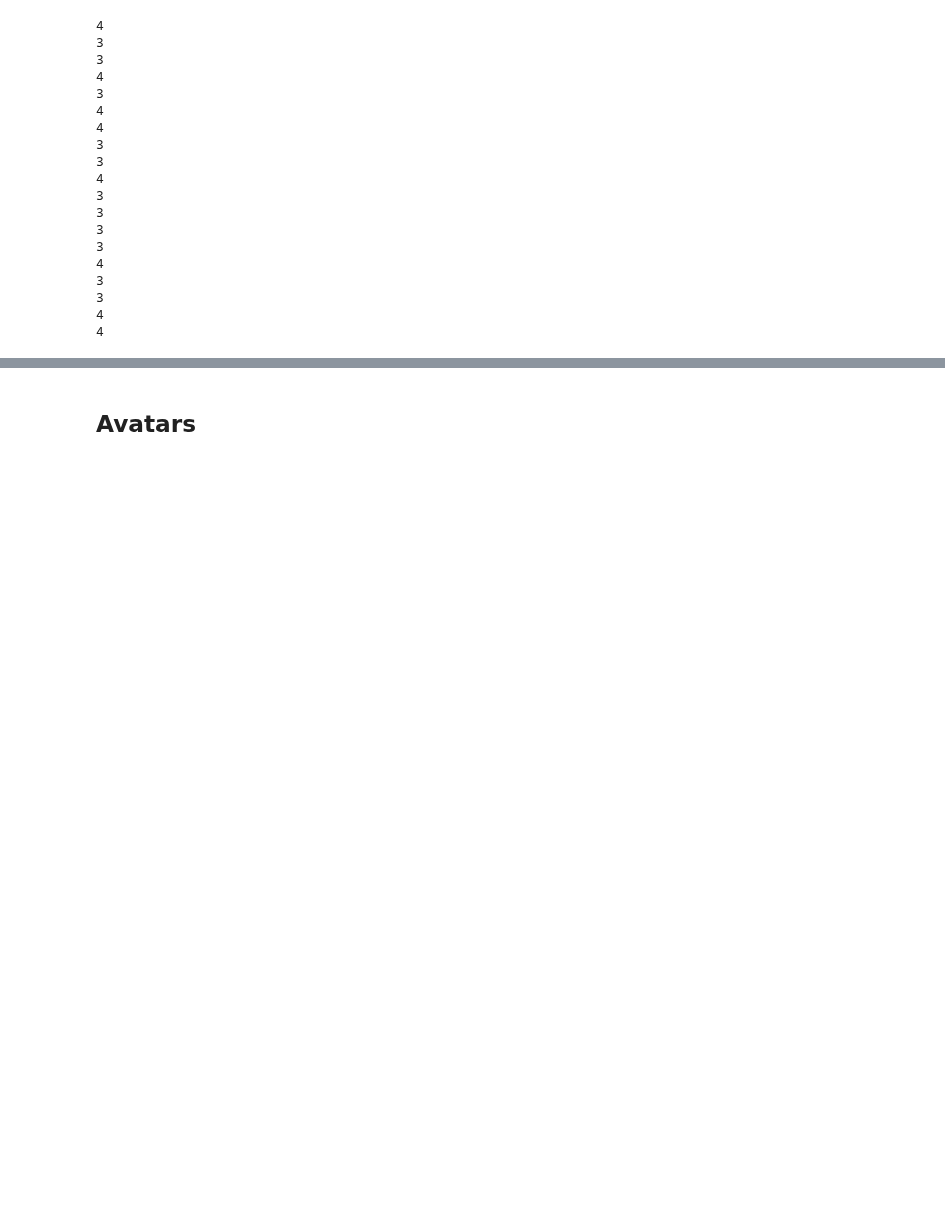
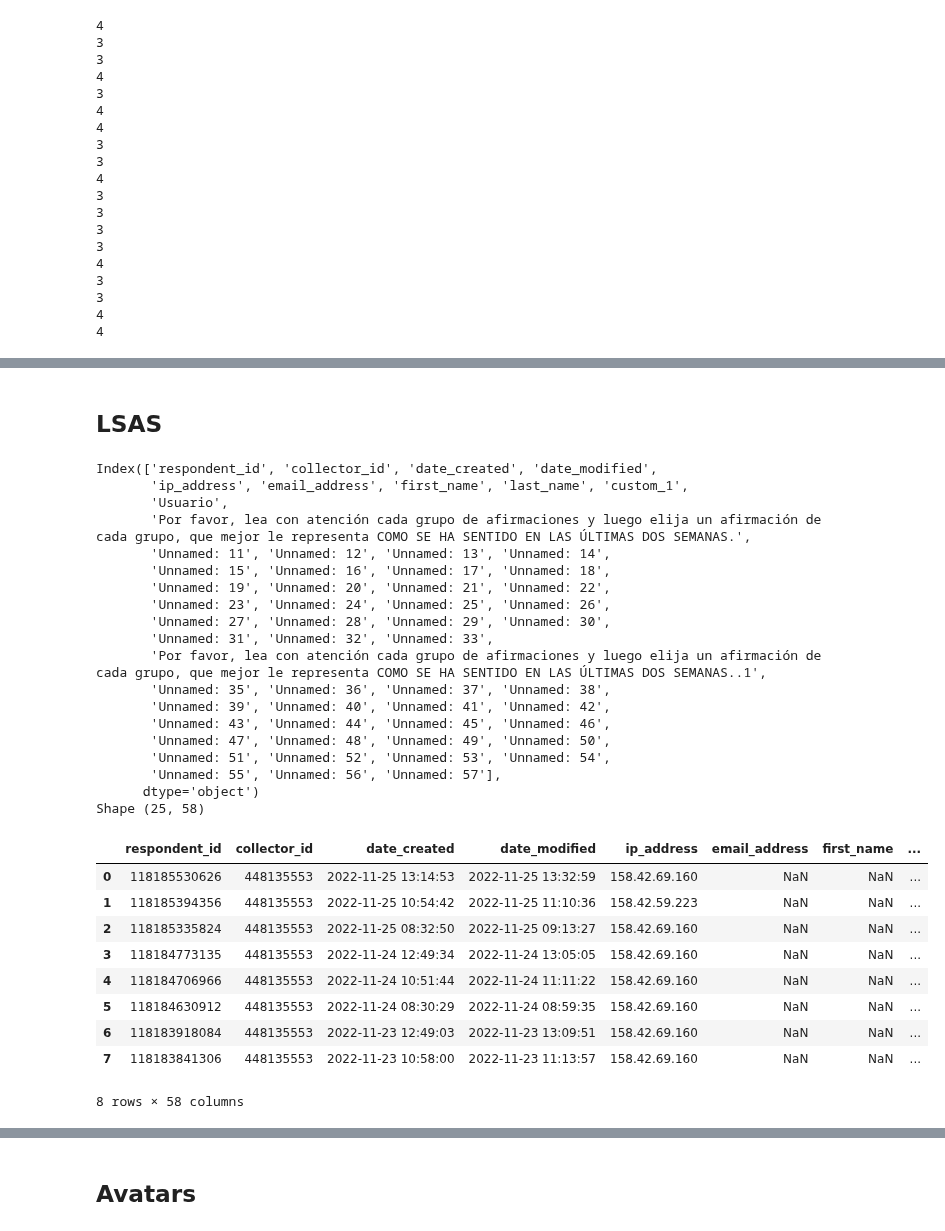
Before and after one commit to ASAPLableni/LableniBot, a Jupyter notebook: DataAnalysis/AnalysisQuest.ipynb, the cells around one changed output, grey strips where cells are left out. Saved outputs shown, nothing was run; the diff lists cells and outputs as text; code cells hidden in the pictures; blank space fills up the shorter version.

```diff
--- a/DataAnalysis/AnalysisQuest.ipynb
+++ b/DataAnalysis/AnalysisQuest.ipynb
@@ -77,0 +273,37 @@ for col in cols_see:
+# %% [markdown]
+## LSAS
+# %%
+df_lsas = pd.read_excel("../Cuestionarios/CHATBOTs_LSAS.xlsx", skiprows=[1])
+print(df_lsas.columns)
+print("Shape", df_lsas.shape)
+display(df_lsas.head(8))
+# %% [output]
+Index(['respondent_id', 'collector_id', 'date_created', 'date_modified',
+       'ip_address', 'email_address', 'first_name', 'last_name', 'custom_1',
+       'Usuario',
+       'Por favor, lea con atención cada grupo de afirmaciones y luego elija un afirmación de cada grupo, que mejor le representa COMO SE HA SENTIDO EN LAS ÚLTIMAS DOS SEMANAS.',
+       'Unnamed: 11', 'Unnamed: 12', 'Unnamed: 13', 'Unnamed: 14',
+       'Unnamed: 15', 'Unnamed: 16', 'Unnamed: 17', 'Unnamed: 18',
+       'Unnamed: 19', 'Unnamed: 20', 'Unnamed: 21', 'Unnamed: 22',
+       'Unnamed: 23', 'Unnamed: 24', 'Unnamed: 25', 'Unnamed: 26',
+       'Unnamed: 27', 'Unnamed: 28', 'Unnamed: 29', 'Unnamed: 30',
+       'Unnamed: 31', 'Unnamed: 32', 'Unnamed: 33',
+       'Por favor, lea con atención cada grupo de afirmaciones y luego elija un afirmación de cada grupo, que mejor le representa COMO SE HA SENTIDO EN LAS ÚLTIMAS DOS SEMANAS..1',
+       'Unnamed: 35', 'Unnamed: 36', 'Unnamed: 37', 'Unnamed: 38',
+       'Unnamed: 39', 'Unnamed: 40', 'Unnamed: 41', 'Unnamed: 42',
+       'Unnamed: 43', 'Unnamed: 44', 'Unnamed: 45', 'Unnamed: 46',
+       'Unnamed: 47', 'Unnamed: 48', 'Unnamed: 49', 'Unnamed: 50',
+       'Unnamed: 51', 'Unnamed: 52', 'Unnamed: 53', 'Unnamed: 54',
+       'Unnamed: 55', 'Unnamed: 56', 'Unnamed: 57'],
+      dtype='object')
+Shape (25, 58)
+|  | respondent_id | collector_id | date_created | date_modified | ip_address | email_address | first_name | ... |
+| 0 | 118185530626 | 448135553 | 2022-11-25 13:14:53 | 2022-11-25 13:32:59 | 158.42.69.160 | NaN | NaN | ... |
+| 1 | 118185394356 | 448135553 | 2022-11-25 10:54:42 | 2022-11-25 11:10:36 | 158.42.59.223 | NaN | NaN | ... |
+| 2 | 118185335824 | 448135553 | 2022-11-25 08:32:50 | 2022-11-25 09:13:27 | 158.42.69.160 | NaN | NaN | ... |
+| 3 | 118184773135 | 448135553 | 2022-11-24 12:49:34 | 2022-11-24 13:05:05 | 158.42.69.160 | NaN | NaN | ... |
+| 4 | 118184706966 | 448135553 | 2022-11-24 10:51:44 | 2022-11-24 11:11:22 | 158.42.69.160 | NaN | NaN | ... |
+| 5 | 118184630912 | 448135553 | 2022-11-24 08:30:29 | 2022-11-24 08:59:35 | 158.42.69.160 | NaN | NaN | ... |
+| 6 | 118183918084 | 448135553 | 2022-11-23 12:49:03 | 2022-11-23 13:09:51 | 158.42.69.160 | NaN | NaN | ... |
+| 7 | 118183841306 | 448135553 | 2022-11-23 10:58:00 | 2022-11-23 11:13:57 | 158.42.69.160 | NaN | NaN | ... |
+8 rows × 58 columns
```
Also changed, not shown: parts of 21 cells of this notebook.
